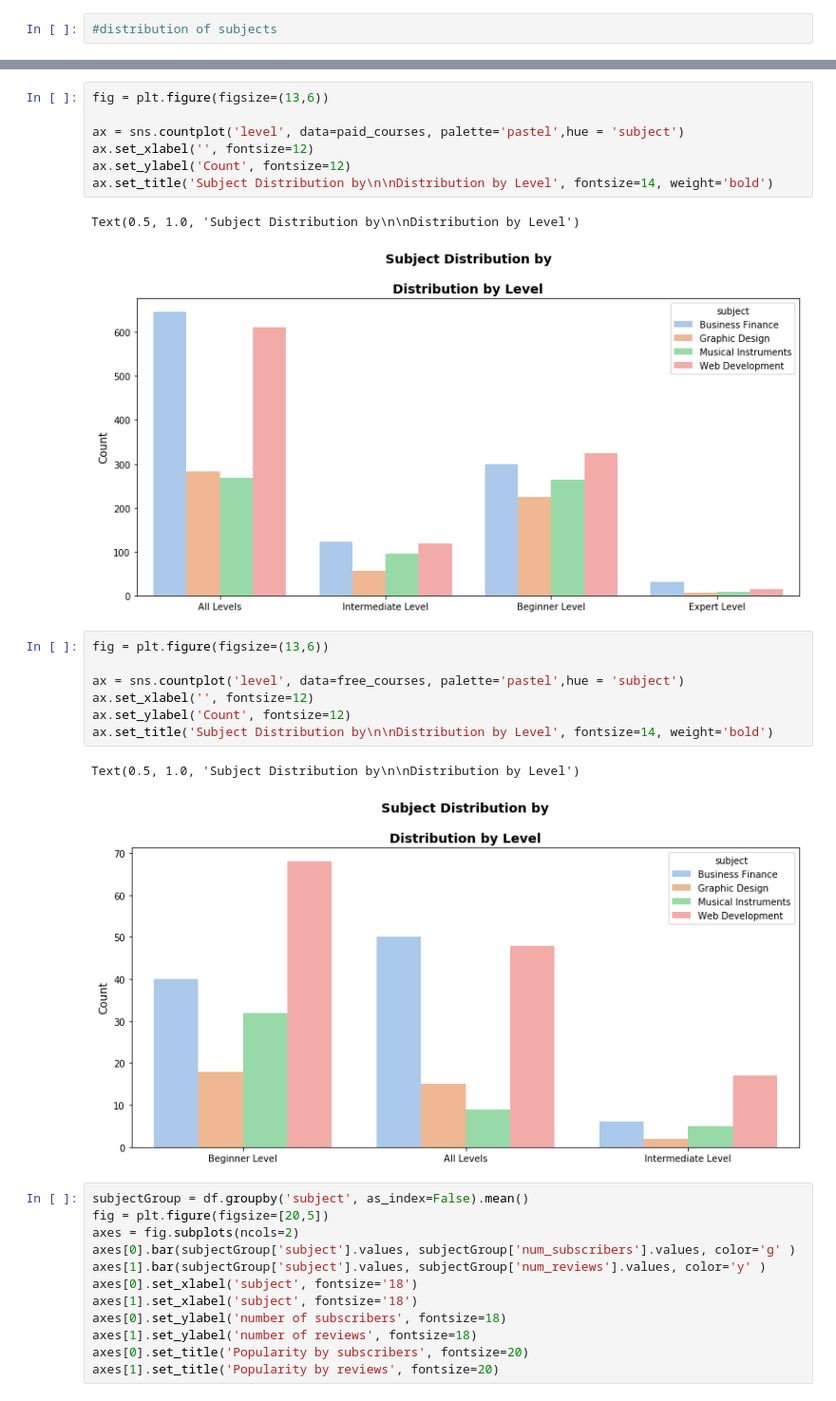
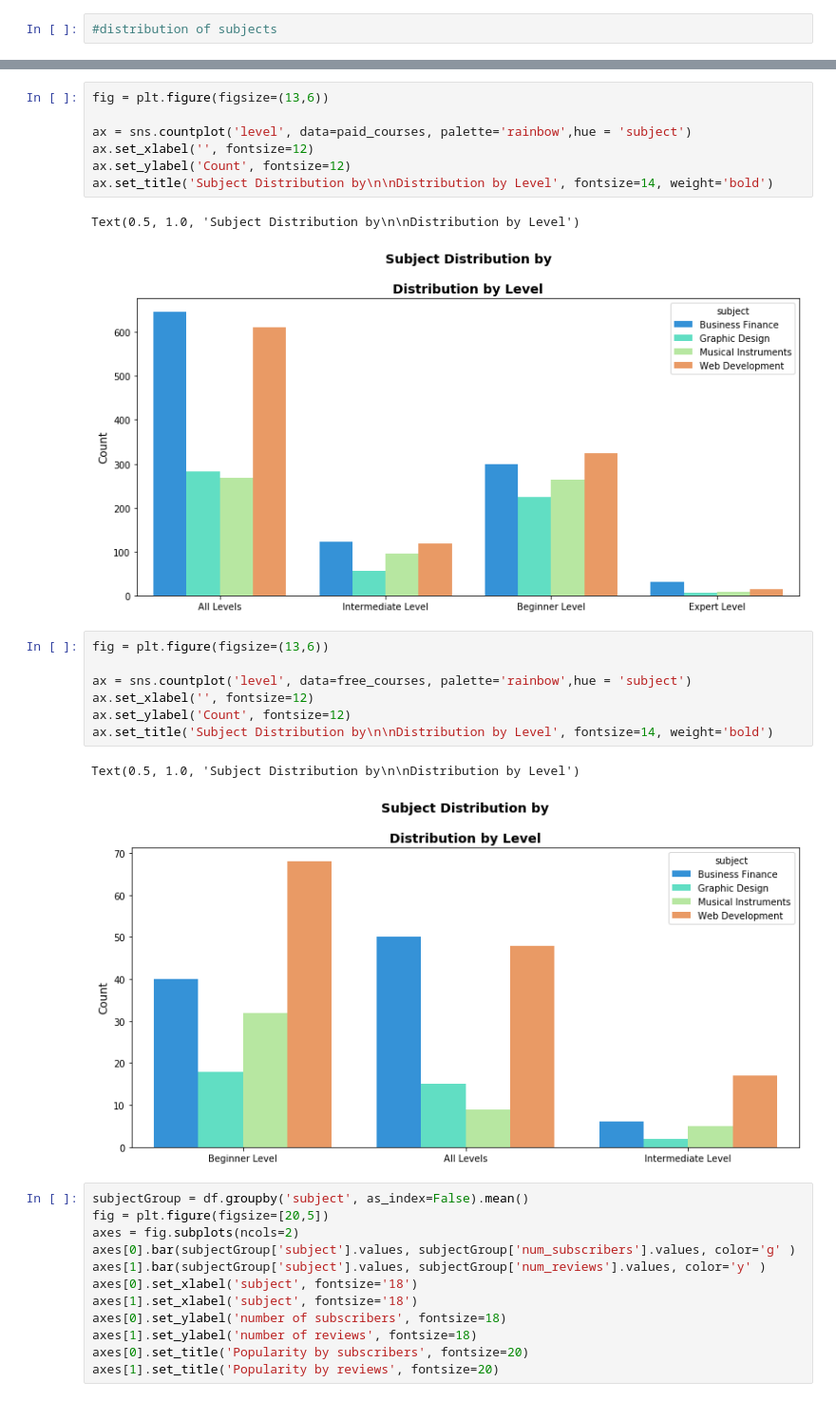
Before and after one commit to team-10-ACM-ML/Week-1, a Jupyter notebook: draft_for_now.ipynb, the cells around one changed output, grey strips where cells are left out. Shown at 95% size. Cells and saved outputs as stored; diff of their text form.

```diff
--- a/draft_for_now.ipynb
+++ b/draft_for_now.ipynb
@@ -124,23 +124,23 @@ Text(0.5, 1.0, 'Subject Distribution by\n\nDistribution by Price')
 # %%
 fig = plt.figure(figsize=(13,6))
 
-ax = sns.countplot('level', data=paid_courses, palette='pastel',hue = 'subject')
+ax = sns.countplot('level', data=paid_courses, palette='rainbow',hue = 'subject')
 ax.set_xlabel('', fontsize=12)
 ax.set_ylabel('Count', fontsize=12)
 ax.set_title('Subject Distribution by\n\nDistribution by Level', fontsize=14, weight='bold')
 # %% [output]
 Text(0.5, 1.0, 'Subject Distribution by\n\nDistribution by Level')
-[figure, old version]
+[figure, new version]
 # %%
 fig = plt.figure(figsize=(13,6))
 
-ax = sns.countplot('level', data=free_courses, palette='pastel',hue = 'subject')
+ax = sns.countplot('level', data=free_courses, palette='rainbow',hue = 'subject')
 ax.set_xlabel('', fontsize=12)
 ax.set_ylabel('Count', fontsize=12)
 ax.set_title('Subject Distribution by\n\nDistribution by Level', fontsize=14, weight='bold')
 # %% [output]
 Text(0.5, 1.0, 'Subject Distribution by\n\nDistribution by Level')
-[figure, old version]
+[figure, new version]
 # %%
 subjectGroup = df.groupby('subject', as_index=False).mean()
 fig = plt.figure(figsize=[20,5])
```
Also changed, not shown: parts of 2 cells of this notebook.
